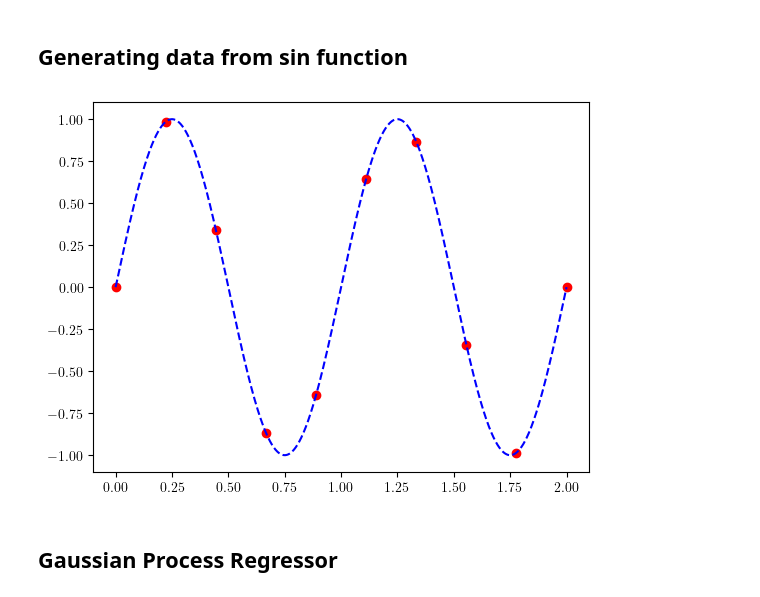
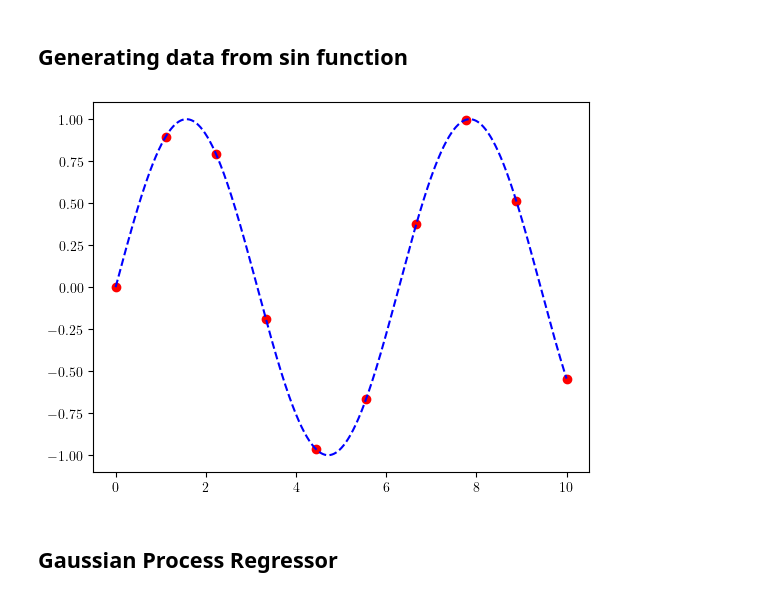
Before and after one commit to Crashprn/UncertaintyQuantification, a Jupyter notebook: Epistemic_Example.ipynb, the cells around one changed output. Cells and saved outputs as stored; diff of their text form; code cells hidden in the pictures.

```diff
--- a/Epistemic_Example.ipynb
+++ b/Epistemic_Example.ipynb
@@ -14,18 +14,18 @@ from torch import nn
 ## Generating data from sin function
 # %%
 amplitude = 1
-period = 2*np.pi
-x = torch.linspace(0, 2, 10)
+period = 1
+x = torch.linspace(0, 10, 10)
 def f(x):
     return amplitude * torch.sin(period * x)
 
 data = f(x)
 
 plt.scatter(x, data, c='r')
-plt.plot(torch.linspace(0, 2, 1000) ,f(torch.linspace(0, 2, 1000)), 'b--')
+plt.plot(torch.linspace(0, 10, 1000) ,f(torch.linspace(0, 10, 1000)), 'b--')
 plt.show()
 # %% [output]
-[figure, old version]
+[figure, new version]
 # %% [markdown]
 ## Gaussian Process Regressor
 # %%
```
Also changed, not shown: parts of 2 cells of this notebook.
